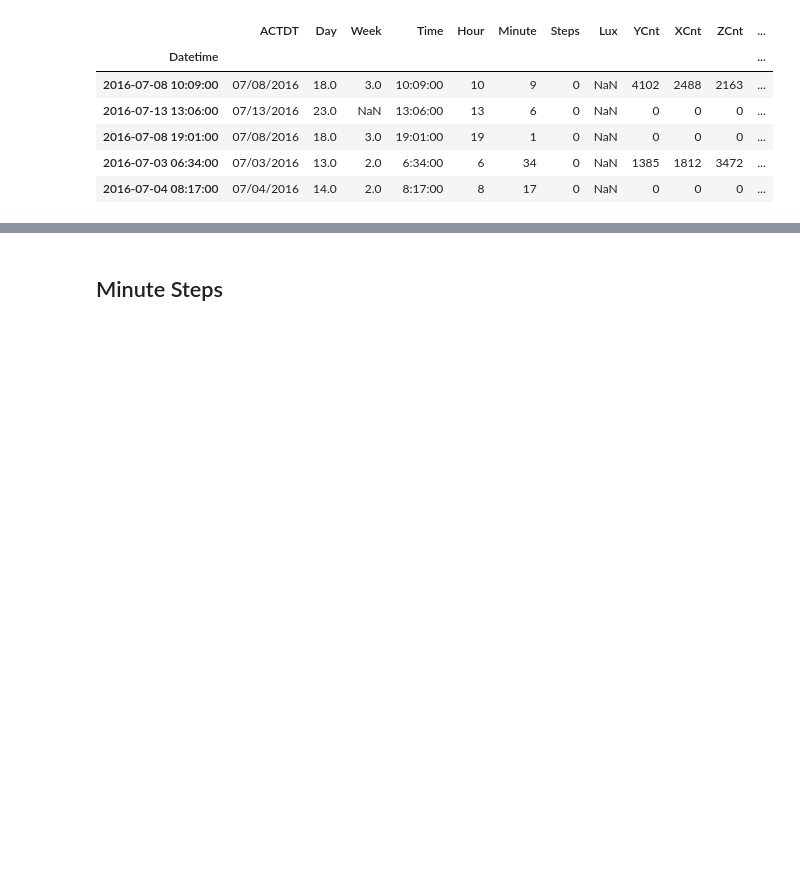
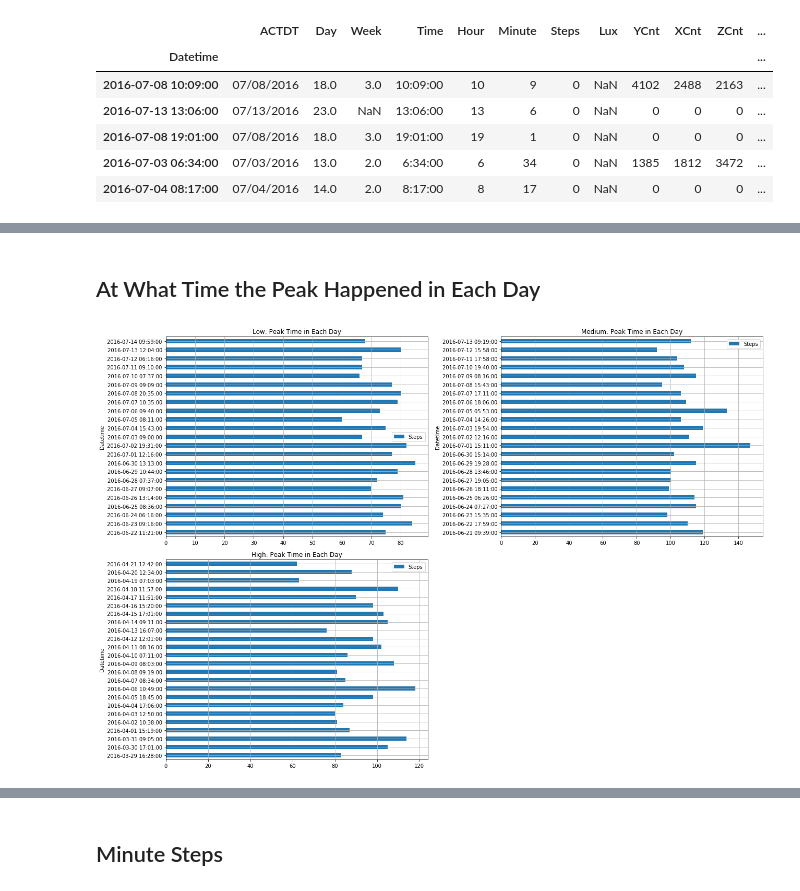
Before and after one commit to dddragons/time-data-viz-test, a Jupyter notebook: patient-low-medium-high-physical-activity-patterns.ipynb, the cells around one changed output, grey strips where cells are left out. Cells and saved outputs as stored; diff of their text form; code cells hidden in the pictures; blank space fills up the shorter version.

```diff
--- a/patient-low-medium-high-physical-activity-patterns.ipynb
+++ b/patient-low-medium-high-physical-activity-patterns.ipynb
@@ -130,0 +131,27 @@ dfhigh.sample(5)
+# %% [markdown]
+## At What Time the Peak Happened in Each Day
+# %%
+fig = plt.figure(figsize = (18, 12))
+
+ax1 = fig.add_subplot(221)
+peaktime = dflow.loc[dflow.groupby('ACTDT')['Steps'].idxmax()]
+peaktime[['Steps']].plot(kind = 'barh', ax = ax1)
+#plt.xticks(rotation = 30)
+plt.title("Low: Peak Time in Each Day")
+plt.grid()
+
+ax2 = fig.add_subplot(222)
+peaktime = dfmedium.loc[dfmedium.groupby('ACTDT')['Steps'].idxmax()]
+peaktime[['Steps']].plot(kind = 'barh', ax = ax2)
+plt.title("Medium: Peak Time in Each Day")
+plt.grid()
+
+ax3 = fig.add_subplot(223)
+peaktime = dfhigh.loc[dfhigh.groupby('ACTDT')['Steps'].idxmax()]
+peaktime[['Steps']].plot(kind = 'barh', ax = ax3)
+plt.title("High: Peak Time in Each Day")
+plt.grid()
+
+plt.tight_layout()
+# %% [output]
+[figure, added]
```
Also changed, not shown: parts of 9 cells of this notebook.
